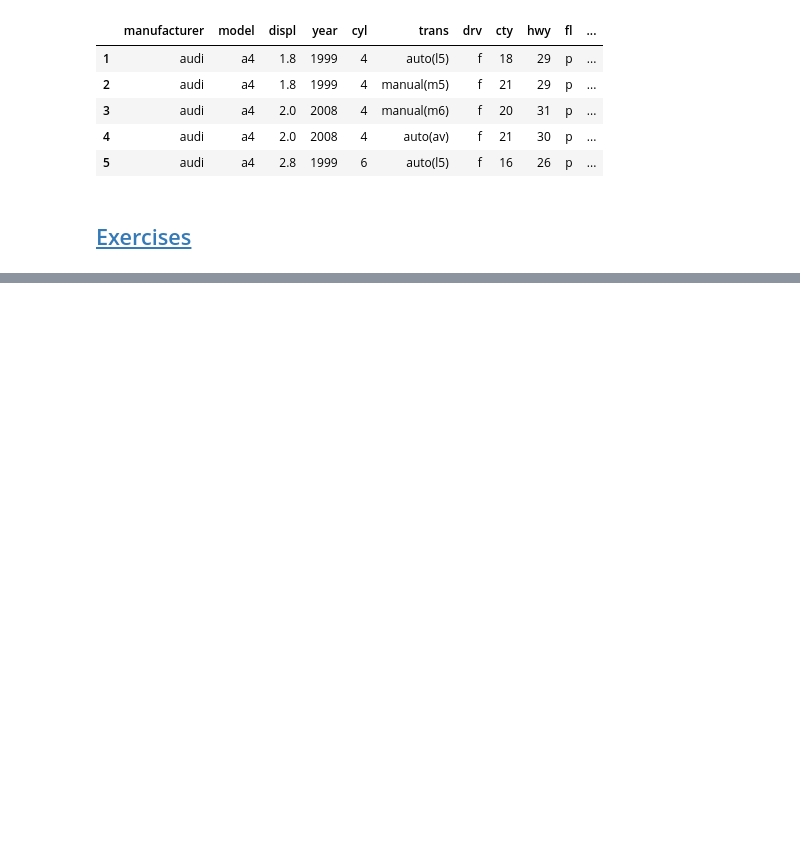
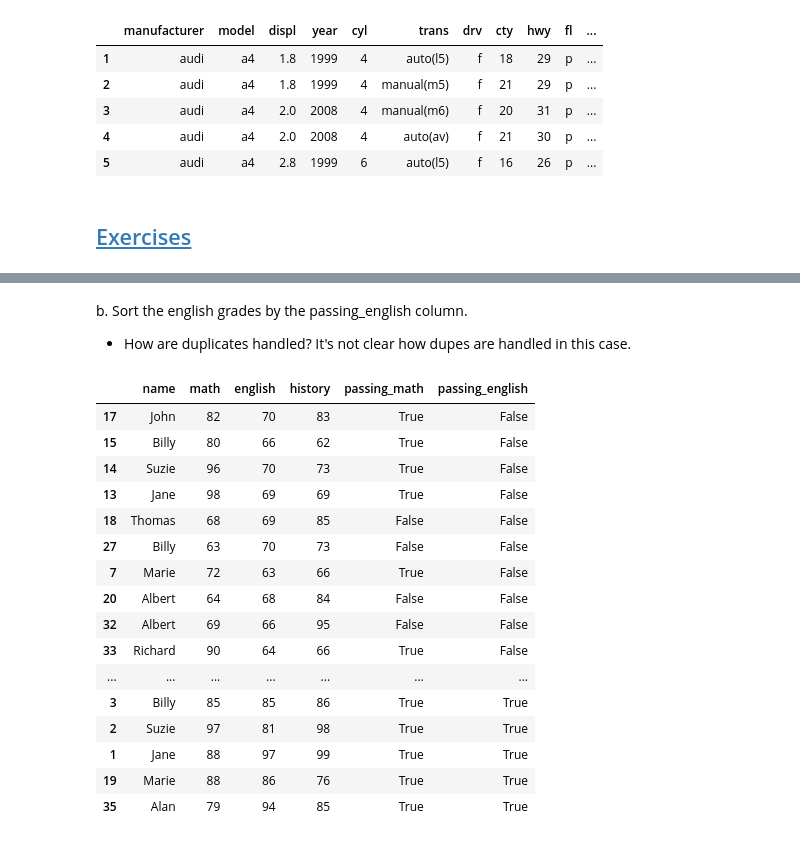
Before and after one commit to corey-baughman/1018_practice, a Jupyter notebook: pandas_df_practice.ipynb, the cells around one changed output, grey strips where cells are left out. Saved outputs shown, nothing was run; the diff lists cells and outputs as text; code cells hidden in the pictures; blank space fills up the shorter version.

```diff
--- a/pandas_df_practice.ipynb
+++ b/pandas_df_practice.ipynb
@@ -384,0 +398,3 @@ mpg.head()
+# %%
+df['passing_english'] = df.english > 70
+df.head()
@@ -384,0 +408,23 @@ mpg.head()
+# %% [markdown]
+b. Sort the english grades by the passing_english column.
+- How are duplicates handled? It's not clear how dupes are handled in this case.
+# %%
+df.sort_values('passing_english')
+# %% [output]
+|  | name | math | english | history | passing_math | passing_english |
+| 17 | John | 82 | 70 | 83 | True | False |
+| 15 | Billy | 80 | 66 | 62 | True | False |
+| 14 | Suzie | 96 | 70 | 73 | True | False |
+| 13 | Jane | 98 | 69 | 69 | True | False |
+| 18 | Thomas | 68 | 69 | 85 | False | False |
+| 27 | Billy | 63 | 70 | 73 | False | False |
+| 7 | Marie | 72 | 63 | 66 | True | False |
+| 20 | Albert | 64 | 68 | 84 | False | False |
+| 32 | Albert | 69 | 66 | 95 | False | False |
+| 33 | Richard | 90 | 64 | 66 | True | False |
+| ... | ... | ... | ... | ... | ... | ... |
+| 3 | Billy | 85 | 85 | 86 | True | True |
+| 2 | Suzie | 97 | 81 | 98 | True | True |
+| 1 | Jane | 88 | 97 | 99 | True | True |
+| 19 | Marie | 88 | 86 | 76 | True | True |
+| 35 | Alan | 79 | 94 | 85 | True | True |
```
Also changed, not shown: parts of 54 cells of this notebook, 1 other file.
